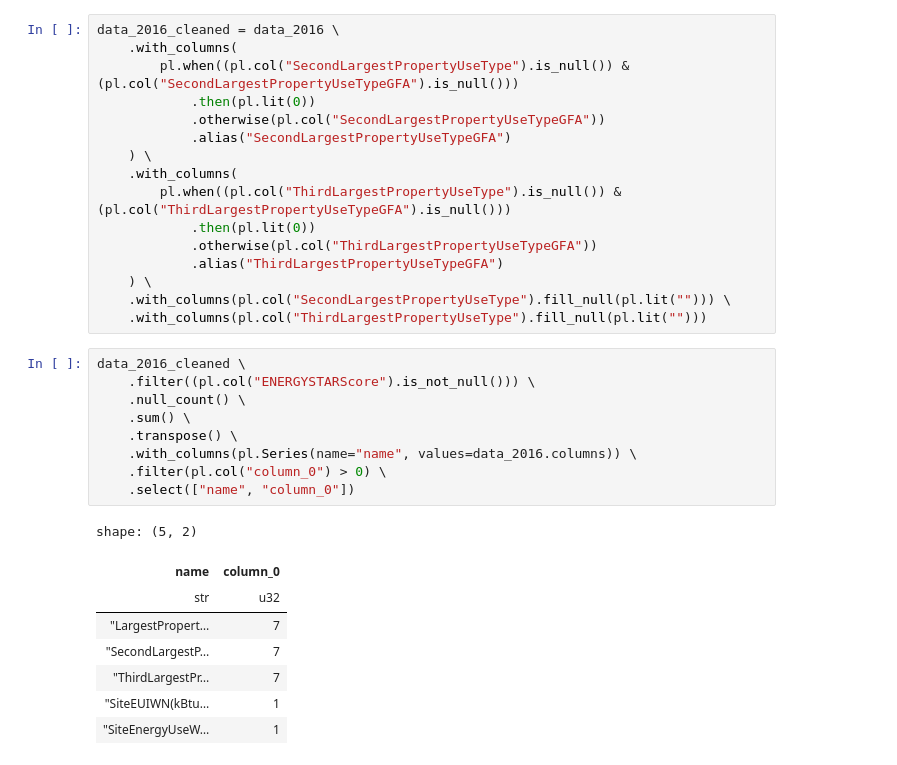
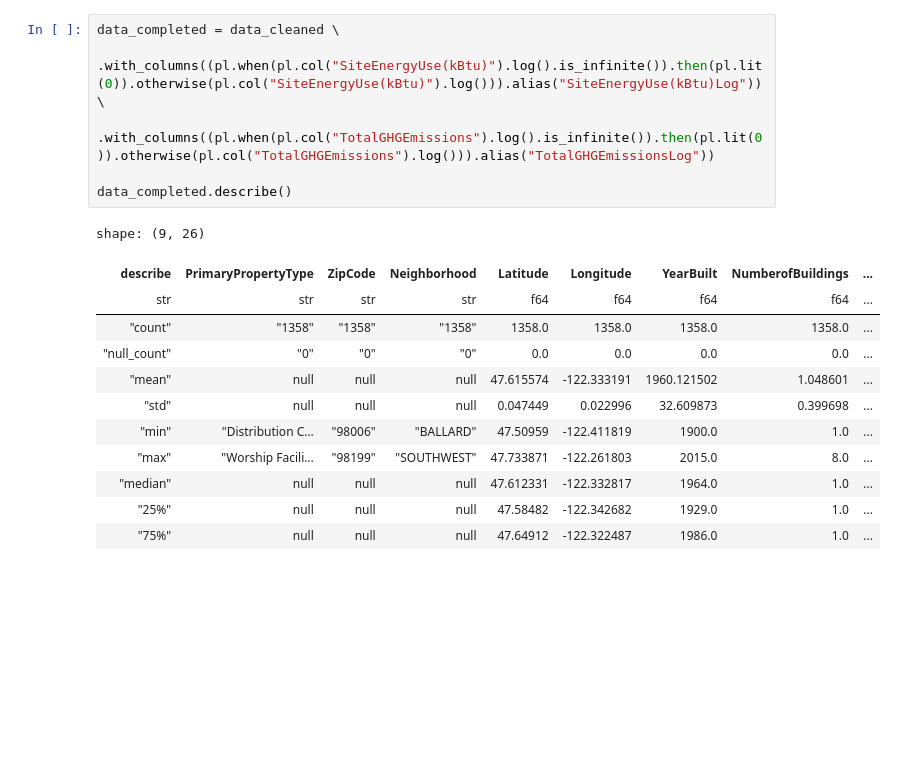
Before and after one commit to wdavid93/OpenClassRoom, a Jupyter notebook: Projet_4/phil_polars_nettoyage_P4.ipynb, the cells around one changed output. Cells and saved outputs as stored; diff of their text form; blank space fills up the shorter version.

```diff
--- a/Projet_4/phil_polars_nettoyage_P4.ipynb
+++ b/Projet_4/phil_polars_nettoyage_P4.ipynb
@@ -228,34 +331,19 @@ shape: (1_686, 36)
 # %%
-data_2016_cleaned = data_2016 \
-    .with_columns(
-        pl.when((pl.col("SecondLargestPropertyUseType").is_null()) & (pl.col("SecondLargestPropertyUseTypeGFA").is_null()))
-            .then(pl.lit(0))
-            .otherwise(pl.col("SecondLargestPropertyUseTypeGFA"))
-            .alias("SecondLargestPropertyUseTypeGFA")
-    ) \
-    .with_columns(
-        pl.when((pl.col("ThirdLargestPropertyUseType").is_null()) & (pl.col("ThirdLargestPropertyUseTypeGFA").is_null()))
-            .then(pl.lit(0))
-            .otherwise(pl.col("ThirdLargestPropertyUseTypeGFA"))
-            .alias("ThirdLargestPropertyUseTypeGFA")
-    ) \
-    .with_columns(pl.col("SecondLargestPropertyUseType").fill_null(pl.lit(""))) \
-    .with_columns(pl.col("ThirdLargestPropertyUseType").fill_null(pl.lit("")))
+data_completed = data_cleaned \
+    .with_columns((pl.when(pl.col("SiteEnergyUse(kBtu)").log().is_infinite()).then(pl.lit(0)).otherwise(pl.col("SiteEnergyUse(kBtu)").log())).alias("SiteEnergyUse(kBtu)Log")) \
+    .with_columns((pl.when(pl.col("TotalGHGEmissions").log().is_infinite()).then(pl.lit(0)).otherwise(pl.col("TotalGHGEmissions").log())).alias("TotalGHGEmissionsLog"))
+
+data_completed.describe()
+# %% [output]
+shape: (9, 26)
+| describe | PrimaryPropertyType | ZipCode | Neighborhood | Latitude | Longitude | YearBuilt | NumberofBuildings | ... |
+| str | str | str | str | f64 | f64 | f64 | f64 | ... |
+| "count" | "1358" | "1358" | "1358" | 1358.0 | 1358.0 | 1358.0 | 1358.0 | ... |
+| "null_count" | "0" | "0" | "0" | 0.0 | 0.0 | 0.0 | 0.0 | ... |
+| "mean" | null | null | null | 47.615574 | -122.333191 | 1960.121502 | 1.048601 | ... |
+| "std" | null | null | null | 0.047449 | 0.022996 | 32.609873 | 0.399698 | ... |
+| "min" | "Distribution C… | "98006" | "BALLARD" | 47.50959 | -122.411819 | 1900.0 | 1.0 | ... |
+| "max" | "Worship Facili… | "98199" | "SOUTHWEST" | 47.733871 | -122.261803 | 2015.0 | 8.0 | ... |
+| "median" | null | null | null | 47.612331 | -122.332817 | 1964.0 | 1.0 | ... |
+| "25%" | null | null | null | 47.58482 | -122.342682 | 1929.0 | 1.0 | ... |
+| "75%" | null | null | null | 47.64912 | -122.322487 | 1986.0 | 1.0 | ... |
-# %%
-data_2016_cleaned \
-    .filter((pl.col("ENERGYSTARScore").is_not_null())) \
-    .null_count() \
-    .sum() \
-    .transpose() \
-    .with_columns(pl.Series(name="name", values=data_2016.columns)) \
-    .filter(pl.col("column_0") > 0) \
-    .select(["name", "column_0"])
-# %% [output]
-shape: (5, 2)
-| name | column_0 |
-| str | u32 |
-| "LargestPropert… | 7 |
-| "SecondLargestP… | 7 |
-| "ThirdLargestPr… | 7 |
-| "SiteEUIWN(kBtu… | 1 |
-| "SiteEnergyUseW… | 1 |
```
Also changed, not shown: parts of 28 cells of this notebook, 1 other file.
